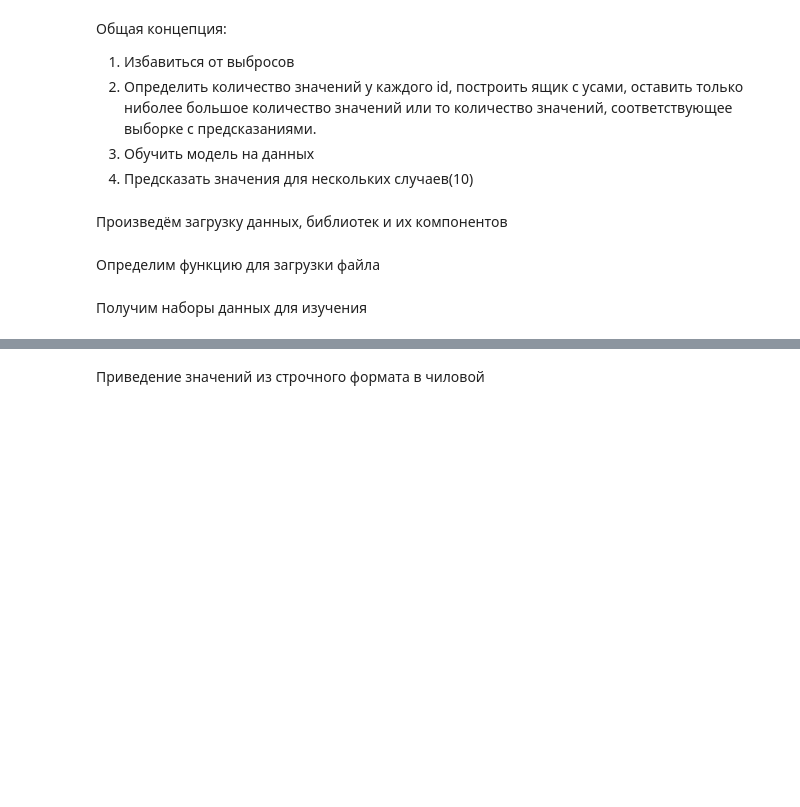
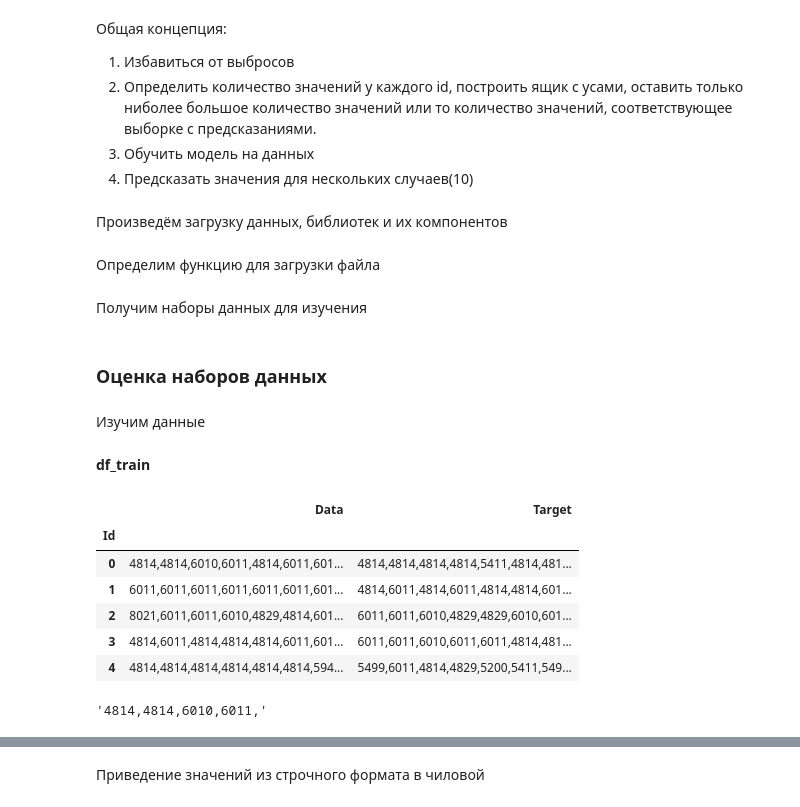
Before and after one commit to observer012/Pet_projects, a Jupyter notebook: kaggle Alfa-bank/Alfa_task.ipynb, the cells around one changed output, grey strips where cells are left out. Drawn from its saved outputs; the diff is of its cells as text; code cells hidden in the pictures; blank space fills up the shorter version.

```diff
--- a/kaggle Alfa-bank/Alfa_task.ipynb
+++ b/kaggle Alfa-bank/Alfa_task.ipynb
@@ -68,3 +69,23 @@ def download_file(name, sep=';'):
 df_train = download_file('df_train.csv')
 df_test = download_file('df_test.csv')
 submission_baseline_2 = download_file('submission_baseline_2.csv', sep=',')
+# %% [markdown]
+### Оценка наборов данных
+# %% [markdown]
+Изучим данные
+# %% [markdown]
+**df_train**
+# %%
+df_train.head(5)
+# %% [output]
+|  | Data | Target |
+| Id |  |  |
+| 0 | 4814,4814,6010,6011,4814,6011,601... | 4814,4814,4814,4814,5411,4814,481... |
+| 1 | 6011,6011,6011,6011,6011,6011,601... | 4814,6011,4814,6011,4814,4814,601... |
+| 2 | 8021,6011,6011,6010,4829,4814,601... | 6011,6011,6010,4829,4829,6010,601... |
+| 3 | 4814,6011,4814,4814,4814,6011,601... | 6011,6011,6010,6011,6011,4814,481... |
+| 4 | 4814,4814,4814,4814,4814,4814,594... | 5499,6011,4814,4829,5200,5411,549... |
+# %%
+df_train.loc[0, 'Data'][:20]
+# %% [output]
+'4814,4814,6010,6011,'
```
Also changed, not shown: parts of 30 cells of this notebook.
